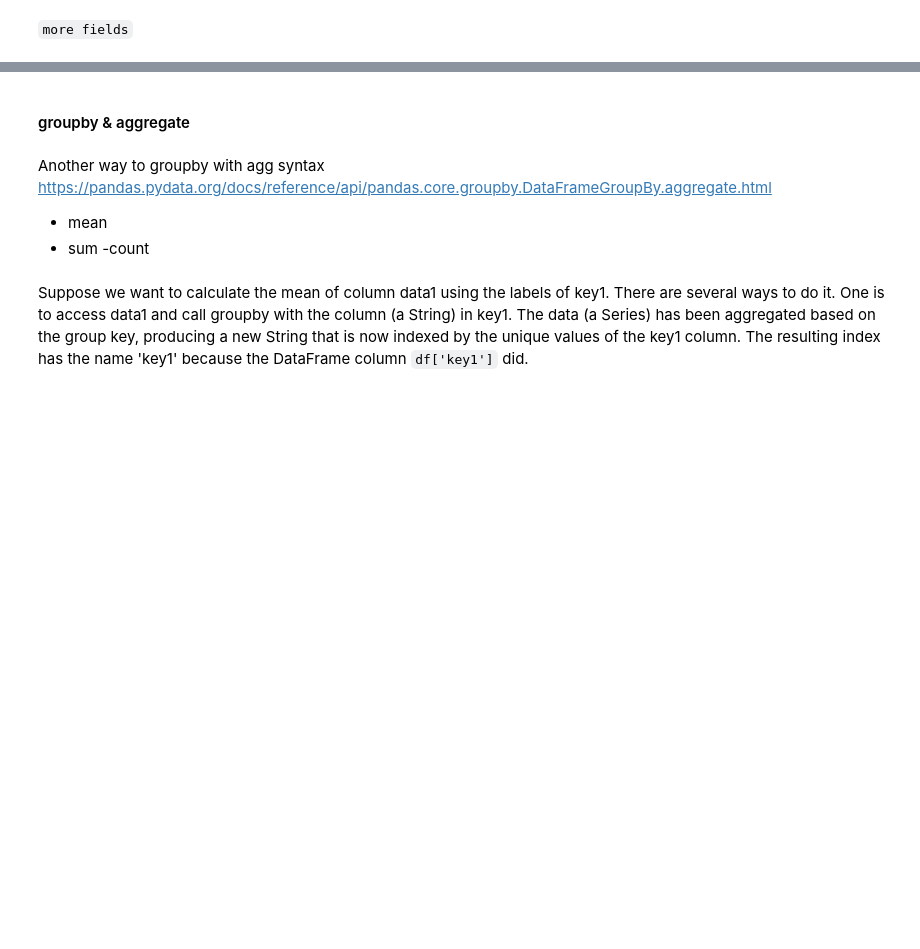
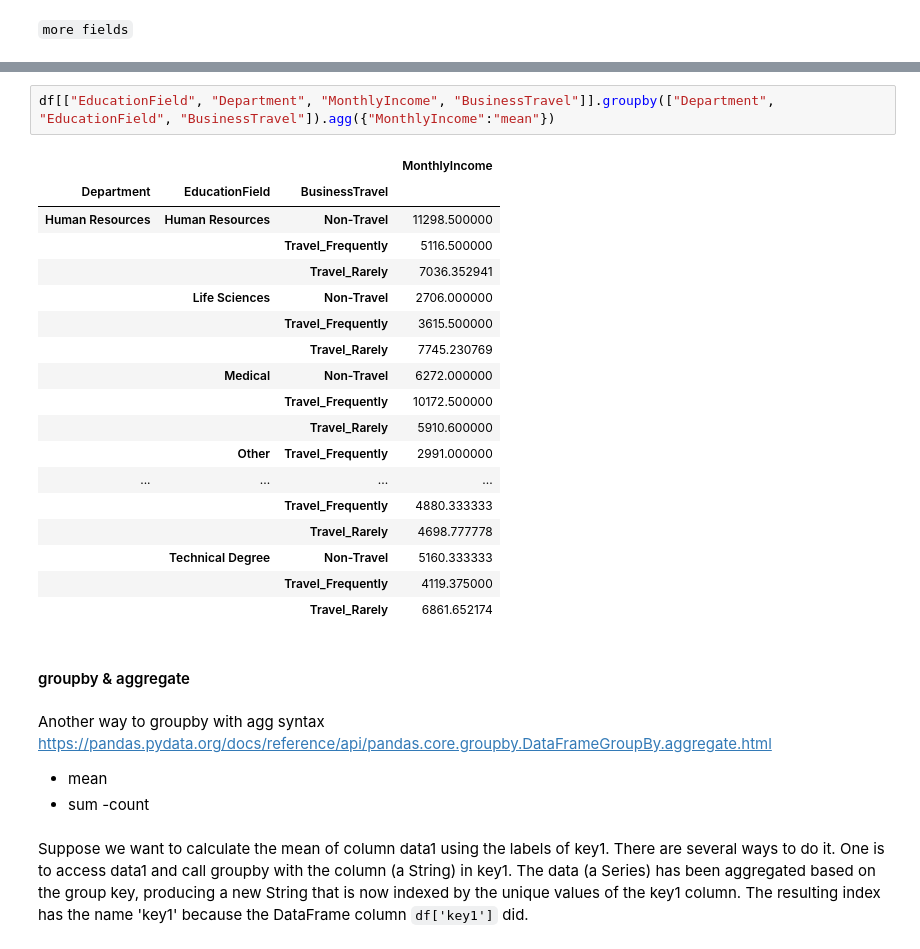
Before and after one commit to Ironhack-data-bcn-january-2024/lectures, a Jupyter notebook: week-2/3-Pandas III - Aggregation & combination.ipynb, the cells around one changed output, grey strips where cells are left out. Saved outputs shown, nothing was run; the diff lists cells and outputs as text; blank space fills up the shorter version.

```diff
--- a/week-2/3-Pandas III - Aggregation & combination.ipynb
+++ b/week-2/3-Pandas III - Aggregation & combination.ipynb
@@ -64,3 +176,24 @@ df
+# %%
+df[["EducationField", "Department", "MonthlyIncome", "BusinessTravel"]].groupby(["Department", "EducationField", "BusinessTravel"]).agg({"MonthlyIncome":"mean"})
+# %% [output]
+|  |  |  | MonthlyIncome |
+| Department | EducationField | BusinessTravel |  |
+| Human Resources | Human Resources | Non-Travel | 11298.500000 |
+|  |  | Travel_Frequently | 5116.500000 |
+|  |  | Travel_Rarely | 7036.352941 |
+|  | Life Sciences | Non-Travel | 2706.000000 |
+|  |  | Travel_Frequently | 3615.500000 |
+|  |  | Travel_Rarely | 7745.230769 |
+|  | Medical | Non-Travel | 6272.000000 |
+|  |  | Travel_Frequently | 10172.500000 |
+|  |  | Travel_Rarely | 5910.600000 |
+|  | Other | Travel_Frequently | 2991.000000 |
+| ... | ... | ... | ... |
+|  |  | Travel_Frequently | 4880.333333 |
+|  |  | Travel_Rarely | 4698.777778 |
+|  | Technical Degree | Non-Travel | 5160.333333 |
+|  |  | Travel_Frequently | 4119.375000 |
+|  |  | Travel_Rarely | 6861.652174 |
 # %% [markdown]
 #### groupby & aggregate
 # %% [markdown]
```
Also changed, not shown: parts of 34 cells of this notebook.
